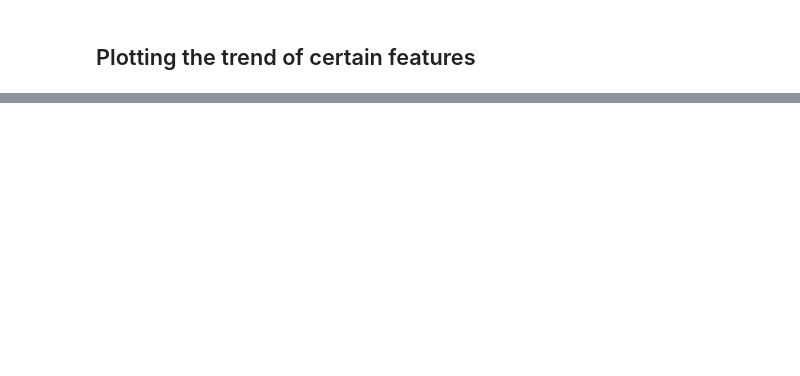
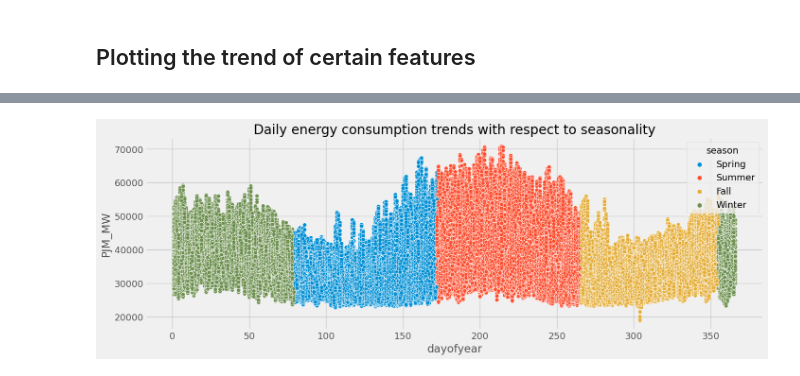
Before and after one commit to adnansherwani/Forecasting-DataModel, a Jupyter notebook: forecasting-energy-consumption.ipynb, the cells around one changed output, grey strips where cells are left out. Saved outputs shown, nothing was run; the diff lists cells and outputs as text; code cells hidden in the pictures; blank space fills up the shorter version.

```diff
--- a/forecasting-energy-consumption.ipynb
+++ b/forecasting-energy-consumption.ipynb
@@ -117,0 +125,7 @@ plt.show()
+# %%
+fig, ax = plt.subplots(figsize=(15,5))
+sns.scatterplot(data=features_and_target, x='dayofyear', y='PJM_MW', hue='season', ax=ax)
+ax.set_title('Daily energy consumption trends with respect to seasonality')
+plt.show()
+# %% [output]
+[figure, added]
```
Also changed, not shown: parts of 17 cells of this notebook.
